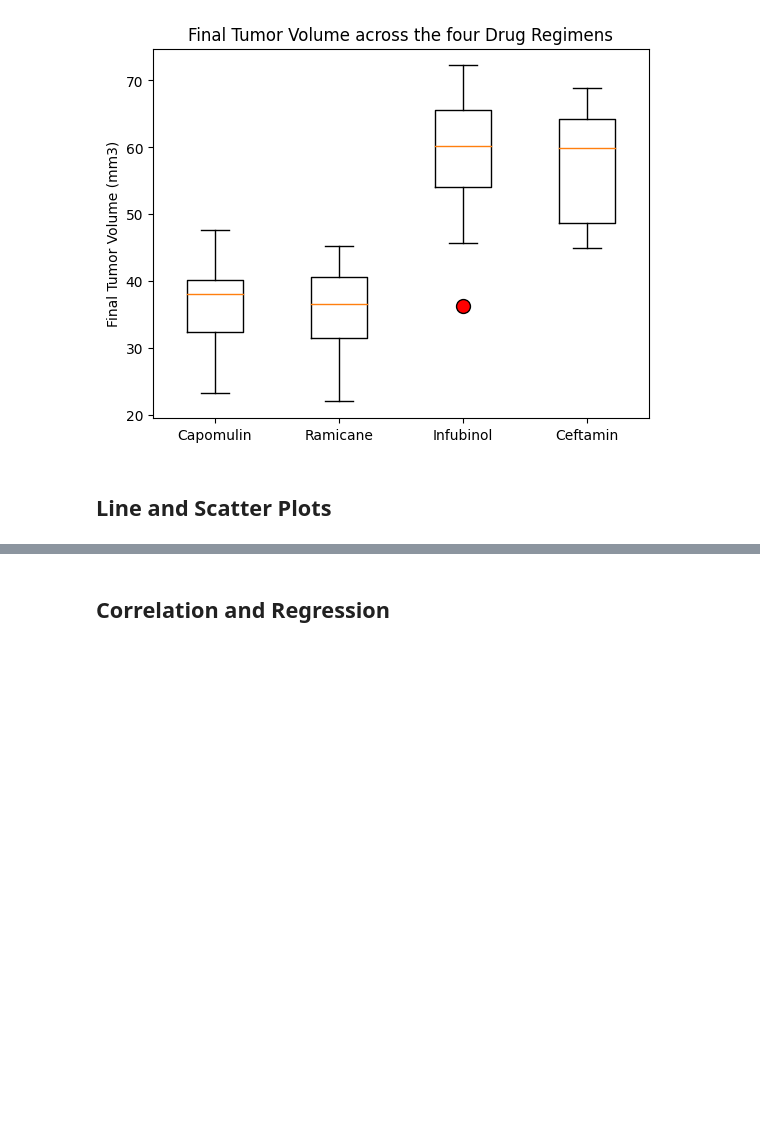
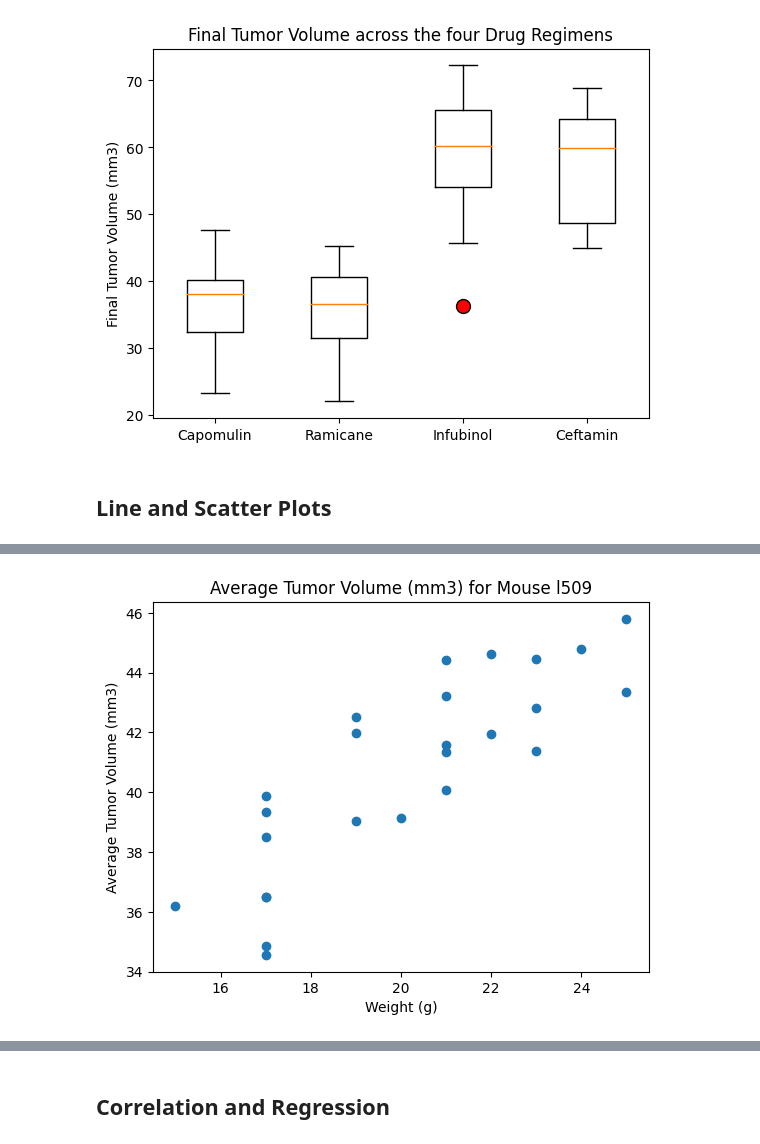
Before and after one commit to jenalvz/Matplotlib-challenge, a Jupyter notebook: pymaceuticals_JAlvarez.ipynb, the cells around one changed output, grey strips where cells are left out. Saved outputs shown, nothing was run; the diff lists cells and outputs as text; code cells hidden in the pictures; blank space fills up the shorter version.

```diff
--- a/pymaceuticals_JAlvarez.ipynb
+++ b/pymaceuticals_JAlvarez.ipynb
@@ -307,0 +322,16 @@ plt.plot(capomulin_mouseI509['Timepoint'])
+# %%
+# Generate a scatter plot of mouse weight vs. the average observed tumor volume for the entire Capomulin regimen
+
+capomulin_mice = study_data_clean.loc[study_data_clean['Drug Regimen']=='Capomulin']
+
+#calculate avg tvolume
+avg_tvolume_cap = capomulin_mice.groupby(['Mouse ID']).mean()
+
+#plot it by calling on Weight and volume points in the last variable
+plt.scatter(avg_tvolume_cap['Weight (g)'], avg_tvolume_cap['Tumor Volume (mm3)'])
+plt.title('Average Tumor Volume (mm3) for Mouse l509')
+plt.xlabel('Weight (g)')
+plt.ylabel('Average Tumor Volume (mm3)')
+plt.show()
+# %% [output]
+[figure, added]
```
Also changed, not shown: parts of 8 cells of this notebook, 1 other file.
